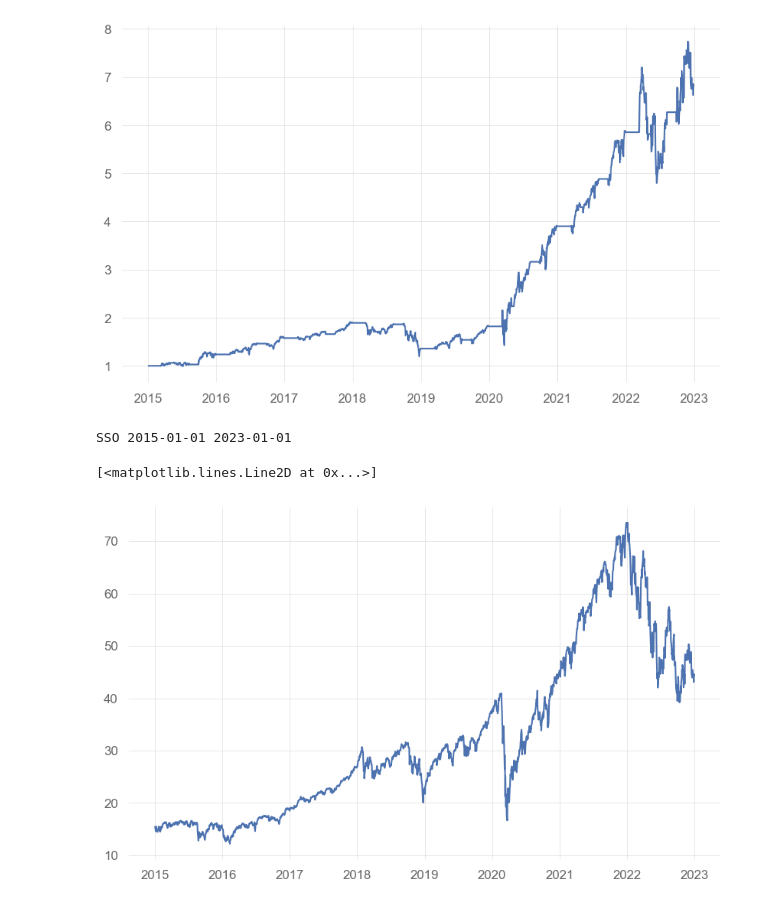
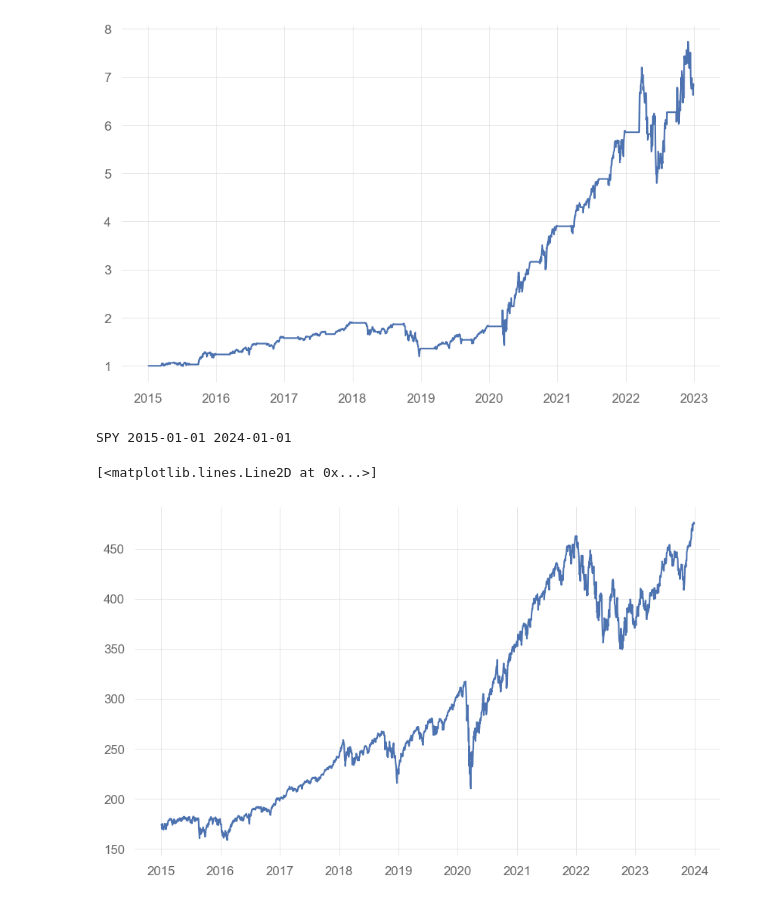
Before and after one commit to radostyle/qtrade, a Jupyter notebook: trading strategy.ipynb, the cells around one changed output. Cells and saved outputs as stored; diff of their text form; code cells hidden in the pictures.

```diff
--- a/trading strategy.ipynb
+++ b/trading strategy.ipynb
@@ -241,19 +241,25 @@ plt.plot(result['Cumulative Returns'])
 # %%
 import matplotlib.pyplot as plt
 
 import l
 
-security_name = 'SSO'
+#security_name = 'UPRO'
+#security_name = 'SSO'
+security_name = 'SPY'
+#security_name = 'GLD'
+#security_name = 'QQQ'
+#security_name = 'VIOO'
+#security_name = 'FNGS'
 start_date = '2015-01-01'
-end_date = '2023-01-01'
+end_date = '2024-01-01'
 
 mystrategy = l.OtherStrategy(security_name, start_date, end_date)
 print(mystrategy.security_name, mystrategy.start, mystrategy.end)
 
 result = mystrategy.download_data()
 #mypsar = mystrategy.get_psar(result)
 plt.plot(result.index, result.Close, label='Close')
 # %% [output]
-SSO 2015-01-01 2023-01-01
+SPY 2015-01-01 2024-01-01
 [<matplotlib.lines.Line2D at 0x...>]
-[figure, old version]
+[figure, new version]
```
Also changed, not shown: parts of 53 cells of this notebook, 1 other file.
